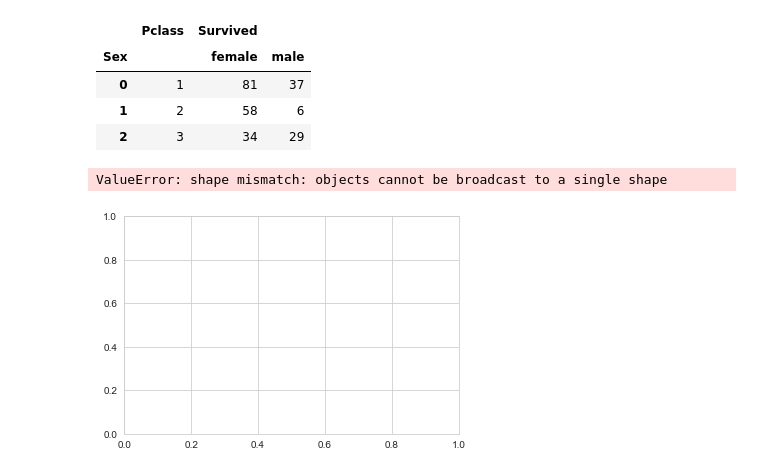
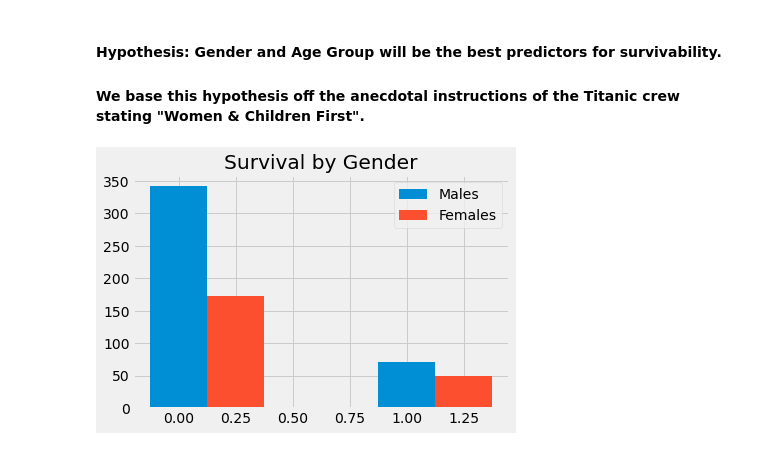
Before and after one commit to mpopwell/Titanic_Repo, a Jupyter notebook: Titanic_EDA.ipynb, the cells around one changed output. Drawn from its saved outputs; the diff is of its cells as text; code cells hidden in the pictures.

Commit message:
Update Titanic_EDA.ipynb
Updated work on EDA

```diff
--- a/Titanic_EDA.ipynb
+++ b/Titanic_EDA.ipynb
@@ -13,8 +14,3 @@ df.head()
 | 2 | 3 | 1 | 3 | Heikkinen, Miss. Laina | female | 26.0 | 0 | 0 | STON/O2. 3101282 | 7.9250 | ... |
 | 3 | 4 | 1 | 1 | Futrelle, Mrs. Jacques Heath (Lil... | female | 35.0 | 1 | 0 | 113803 | 53.1000 | ... |
 | 4 | 5 | 0 | 3 | Allen, Mr. William Henry | male | 35.0 | 0 | 0 | 373450 | 8.0500 | ... |
-# %%
-edadf = df[['Pclass', 'Survived','Age','Sex']]
-pclass1 = edadf[edadf.Pclass == 1]
-sns.set_style('whitegrid')
-sns.countplot(x='Survived',hue='Sex',data=pclass1,palette='rainbow')
@@ -24,4 +16,0 @@ sns.countplot(x='Survived',hue='Sex',data=pclass1,palette='rainbow')
-# %%
-pclass1 = edadf[edadf.Pclass == 2]
-sns.set_style('whitegrid')
-sns.countplot(x='Survived',hue='Sex',data=pclass1,palette='rainbow')
@@ -31,4 +16,0 @@ sns.countplot(x='Survived',hue='Sex',data=pclass1,palette='rainbow')
-# %%
-pclass1 = edadf[edadf.Pclass == 3]
-sns.set_style('whitegrid')
-sns.countplot(x='Survived',hue='Sex',data=pclass1,palette='rainbow')
@@ -38,4 +16,0 @@ sns.countplot(x='Survived',hue='Sex',data=pclass1,palette='rainbow')
-# %%
-pclass1 = edadf[(edadf.Sex == 'Male') & (edadf.Survived == 1)]
-sns.set_style('whitegrid')
-sns.countplot(x='Survived',hue='Pclass',data=pclass1,palette='rainbow')
@@ -81,19 +17,43 @@ ValueError: shape mismatch: objects cannot be broadcast to a single shape
-# %%
-eda_adult = df[df.Age >= 15].groupby(['Pclass','Sex']).agg({'Survived':'sum'}).reset_index()
-edapivot = eda_adult.pivot_table(index='Pclass', columns='Sex', aggfunc=sum).reset_index()
-edapivot
-#classplot = edadf.plot(x="Survived", y=["Pclass", "Sex"], kind="bar", rot=0)
-# %% [output]
-|  | Pclass | Survived |  |
-| Sex |  | female | male |
-| 0 | 1 | 81 | 37 |
-| 1 | 2 | 58 | 6 |
-| 2 | 3 | 34 | 29 |
-# %%
-
-width = 0.4
-fig, ax = plt.subplots()
-ax.bar(x=edapivot['Pclass'], height=edapivot['Survived'], width=width)
-# %% [output]
-ValueError: shape mismatch: objects cannot be broadcast to a single shape
-[figure, removed]
+# %% [markdown]
+#### Hypothesis: Gender and Age Group will be the best predictors for survivability.
+#### We base this hypothesis off the anecdotal instructions of the Titanic crew stating "Women & Children First".
+# %%
+plt.style.use("fivethirtyeight")
+
+#Adult Male vs. Female Survival Rate
+
+#Categories
+survival_x = ['Female', 'Male']
+
+#Set width for Stacking
+x_indexes = np.arange(len(survival_x))
+width = .25
+
+#Filter for Adult Males
+maledf = df[((df['Sex'] == 'male') & (df['Age'] >= 15))]
+
+#Value Counts for Survival Status
+male_y = maledf['Survived'].value_counts()
+
+#male survival counts
+plt.bar(x_indexes,male_y, label = 'Males', width = width)
+
+
+#Filter for Adult Males
+femaledf = df[((df['Sex'] == 'female') & (df['Age'] >= 15))]
+
+#Value Counts for Survival Status
+female_y = femaledf['Survived'].value_counts()
+
+#male survival counts
+plt.bar(x_indexes+width,female_y, label = 'Females', width = width)
+
+plt.legend()
+plt.title("Survival by Gender")
+
+
+
+
+plt.show()
+# %% [output]
+[figure, added]
```
Also changed, not shown: parts of 12 cells of this notebook.
